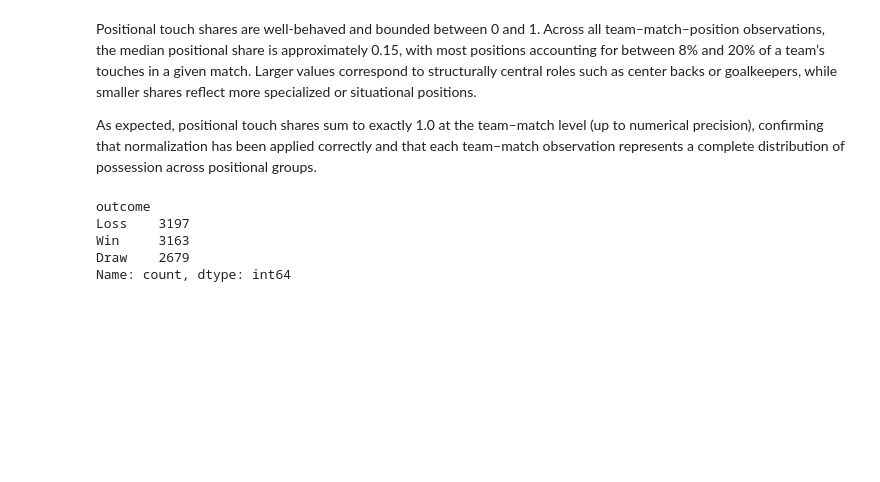
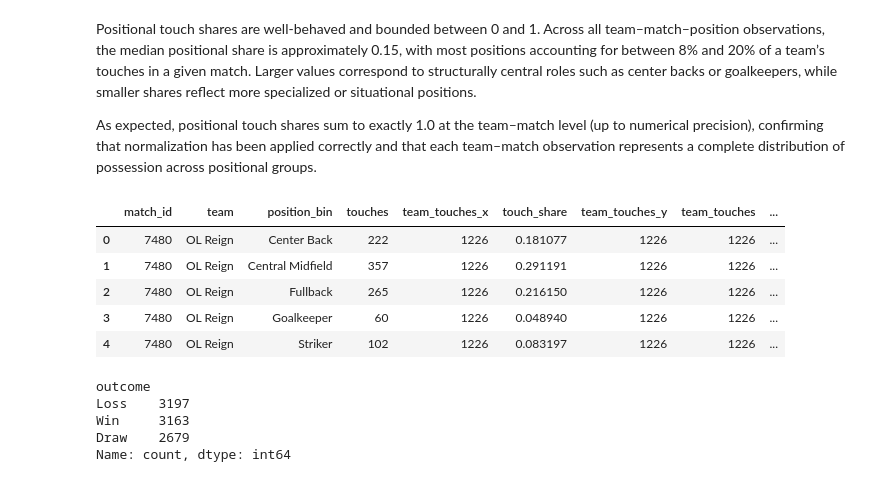
Before and after one commit to gt-msa-soccer-spring26-team4/gt-msa-soccer-analytics, a Jupyter notebook: eda/EDA.ipynb, the cells around one changed output. Cells and saved outputs as stored; diff of their text form; code cells hidden in the pictures; blank space fills up the shorter version.

```diff
--- a/eda/EDA.ipynb
+++ b/eda/EDA.ipynb
@@ -24,7 +24,7 @@ pd.set_option("display.max_rows", 200)
 # %% [markdown]
 ## Data read in
 # %%
-DATA_DIR = Path("../data")
+DATA_DIR = Path("../data/raw")
 
 statsbomb_dir = DATA_DIR / "Statsbomb"
 polymarket_dir = DATA_DIR / "Polymarket"
@@ -685,9 +694,17 @@ observation represents a complete distribution of possession across positional g
 # %%
 team_match_position_touches = team_match_position_touches.merge(
     team_outcomes,
     on=["match_id", "team"],
     how="left"
 )
+team_match_position_touches.head(5)
+# %% [output]
+|  | match_id | team | position_bin | touches | team_touches_x | touch_share | team_touches_y | team_touches | ... |
+| 0 | 7480 | OL Reign | Center Back | 222 | 1226 | 0.181077 | 1226 | 1226 | ... |
+| 1 | 7480 | OL Reign | Central Midfield | 357 | 1226 | 0.291191 | 1226 | 1226 | ... |
+| 2 | 7480 | OL Reign | Fullback | 265 | 1226 | 0.216150 | 1226 | 1226 | ... |
+| 3 | 7480 | OL Reign | Goalkeeper | 60 | 1226 | 0.048940 | 1226 | 1226 | ... |
+| 4 | 7480 | OL Reign | Striker | 102 | 1226 | 0.083197 | 1226 | 1226 | ... |
 # %%
 team_match_position_touches["outcome"].value_counts(dropna=False)
 # %% [output]
```
Also changed, not shown: parts of 2 cells of this notebook, 8 other files.
